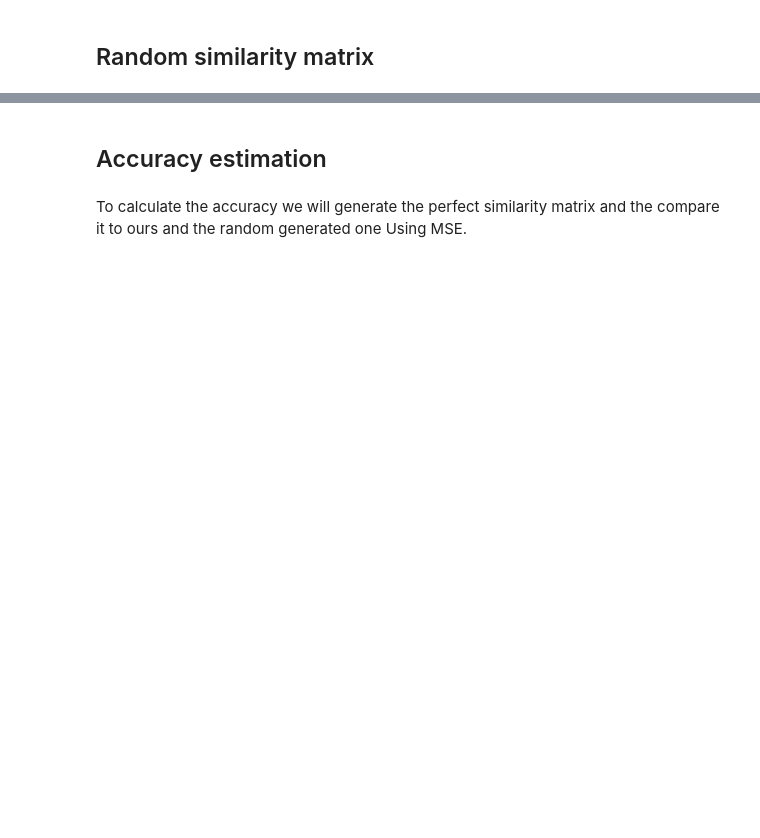
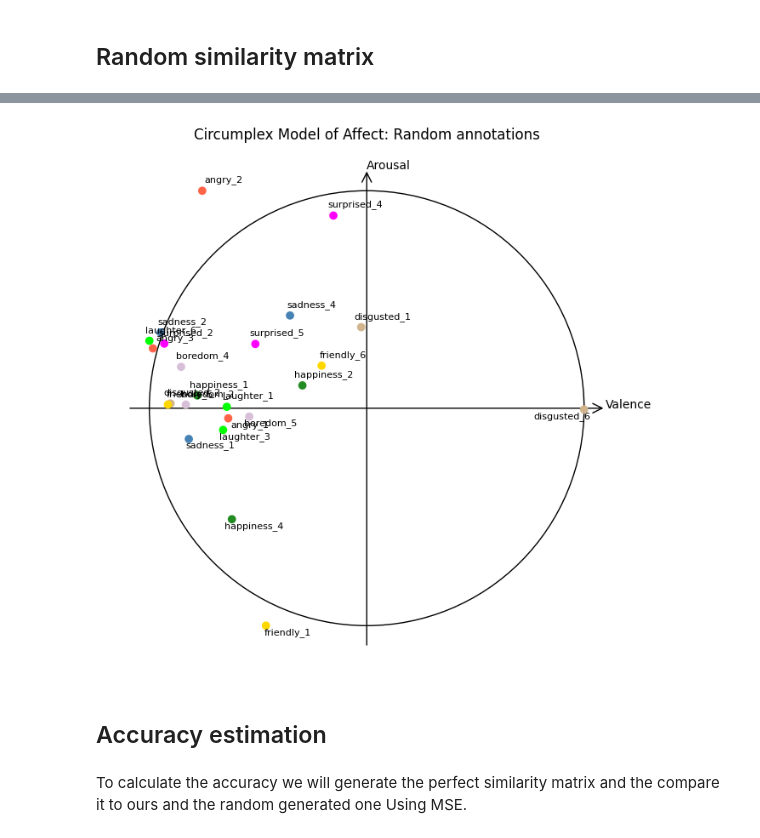
Before and after one commit to LucaFranceschi01/AGiC-2024, a Jupyter notebook: Lab3/emotions_u199149_u198711.ipynb, the cells around one changed output, grey strips where cells are left out. Saved outputs shown, nothing was run; the diff lists cells and outputs as text; code cells hidden in the pictures; blank space fills up the shorter version.

```diff
--- a/Lab3/emotions_u199149_u198711.ipynb
+++ b/Lab3/emotions_u199149_u198711.ipynb
@@ -203,7 +213,9 @@ dissMatRandom = get_dissimilarity(random_matrix)
 # %%
 eigenvalues_rand, eigenvectors_rand, projection_rand = mds(dissMatRandom)
 # %%
-display_cma(projection_rand, image_names, 'Random similarity matrix')
+display_cma(projection_rand, image_names, 'Random annotations')
+# %% [output]
+[figure, added]
 # %% [markdown]
 ## Accuracy estimation
 # %% [markdown]
```
Also changed, not shown: parts of 12 cells of this notebook.
